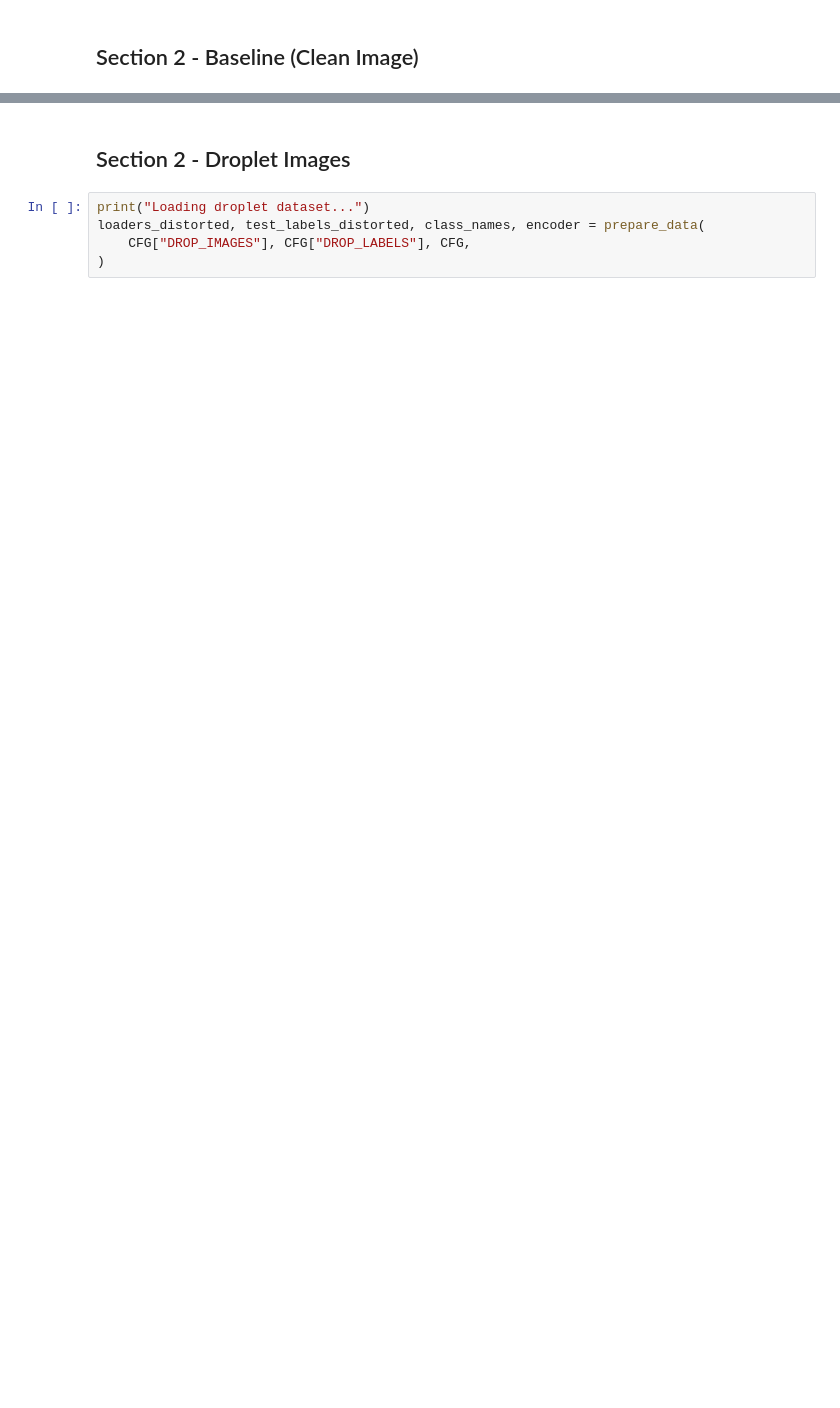
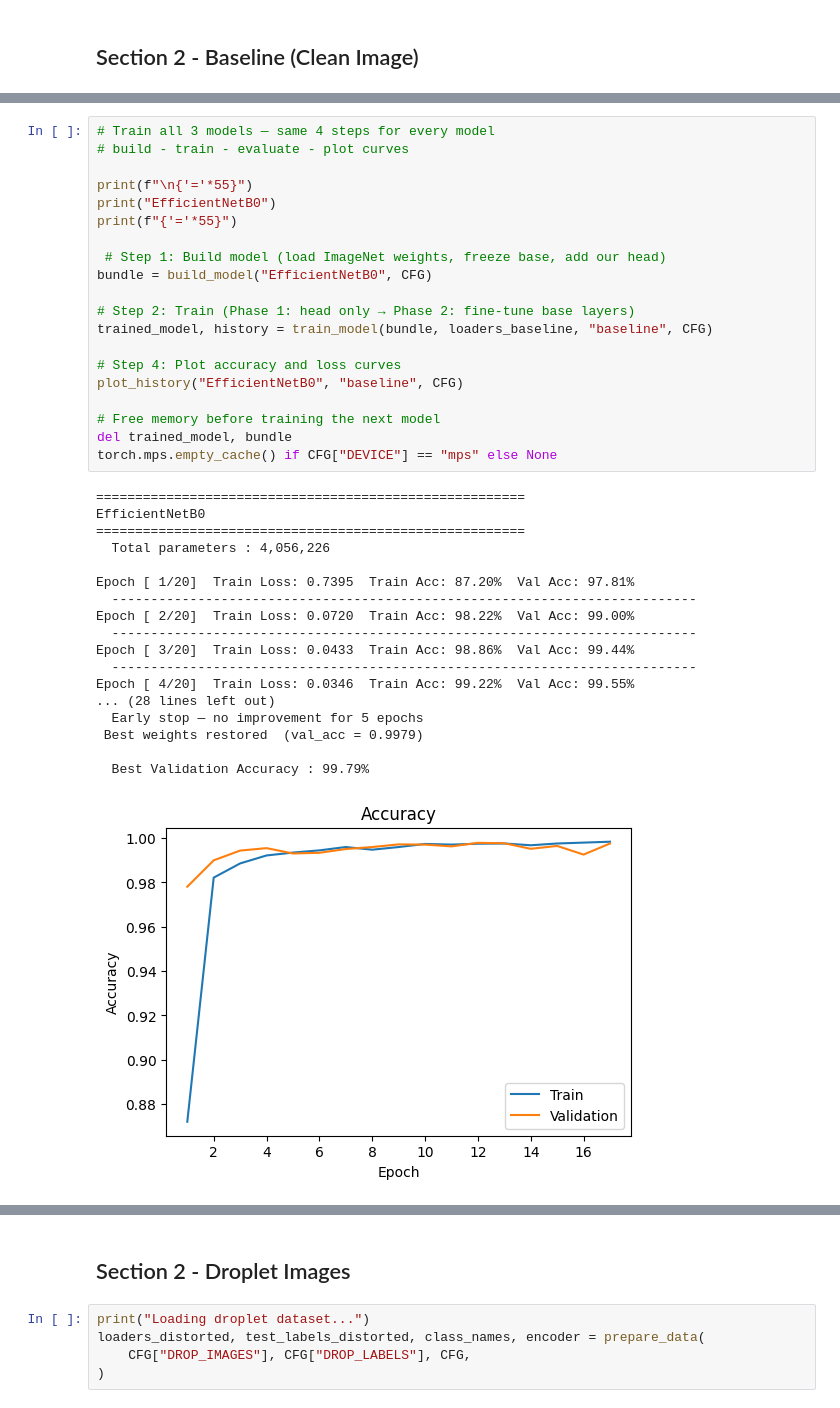
Before and after one commit to Aarti0105/Crop-disease-detection, a Jupyter notebook: notebooks/03_Training.ipynb, the cells around one changed output, grey strips where cells are left out. Saved outputs shown, nothing was run; the diff lists cells and outputs as text; blank space fills up the shorter version.

```diff
--- a/notebooks/03_Training.ipynb
+++ b/notebooks/03_Training.ipynb
@@ -101,0 +97,39 @@ Error:
+# %%
+# Train all 3 models — same 4 steps for every model
+# build - train - evaluate - plot curves
+
+print(f"\n{'='*55}")
+print("EfficientNetB0")
+print(f"{'='*55}")
+
+ # Step 1: Build model (load ImageNet weights, freeze base, add our head)
+bundle = build_model("EfficientNetB0", CFG)
+
+# Step 2: Train (Phase 1: head only → Phase 2: fine-tune base layers)
+trained_model, history = train_model(bundle, loaders_baseline, "baseline", CFG)
+
+# Step 4: Plot accuracy and loss curves
+plot_history("EfficientNetB0", "baseline", CFG)
+
+# Free memory before training the next model
+del trained_model, bundle
+torch.mps.empty_cache() if CFG["DEVICE"] == "mps" else None
+# %% [output]
+=======================================================
+EfficientNetB0
+=======================================================
+  Total parameters : 4,056,226
+
+Epoch [ 1/20]  Train Loss: 0.7395  Train Acc: 87.20%  Val Acc: 97.81%
+  ---------------------------------------------------------------------------
+Epoch [ 2/20]  Train Loss: 0.0720  Train Acc: 98.22%  Val Acc: 99.00%
+  ---------------------------------------------------------------------------
+Epoch [ 3/20]  Train Loss: 0.0433  Train Acc: 98.86%  Val Acc: 99.44%
+  ---------------------------------------------------------------------------
+Epoch [ 4/20]  Train Loss: 0.0346  Train Acc: 99.22%  Val Acc: 99.55%
+... (28 lines left out)
+  Early stop — no improvement for 5 epochs
+ Best weights restored  (val_acc = 0.9979)
+
+  Best Validation Accuracy : 99.79%
+[figure, added]
```
Also changed, not shown: parts of 12 cells of this notebook, 4 other files.
